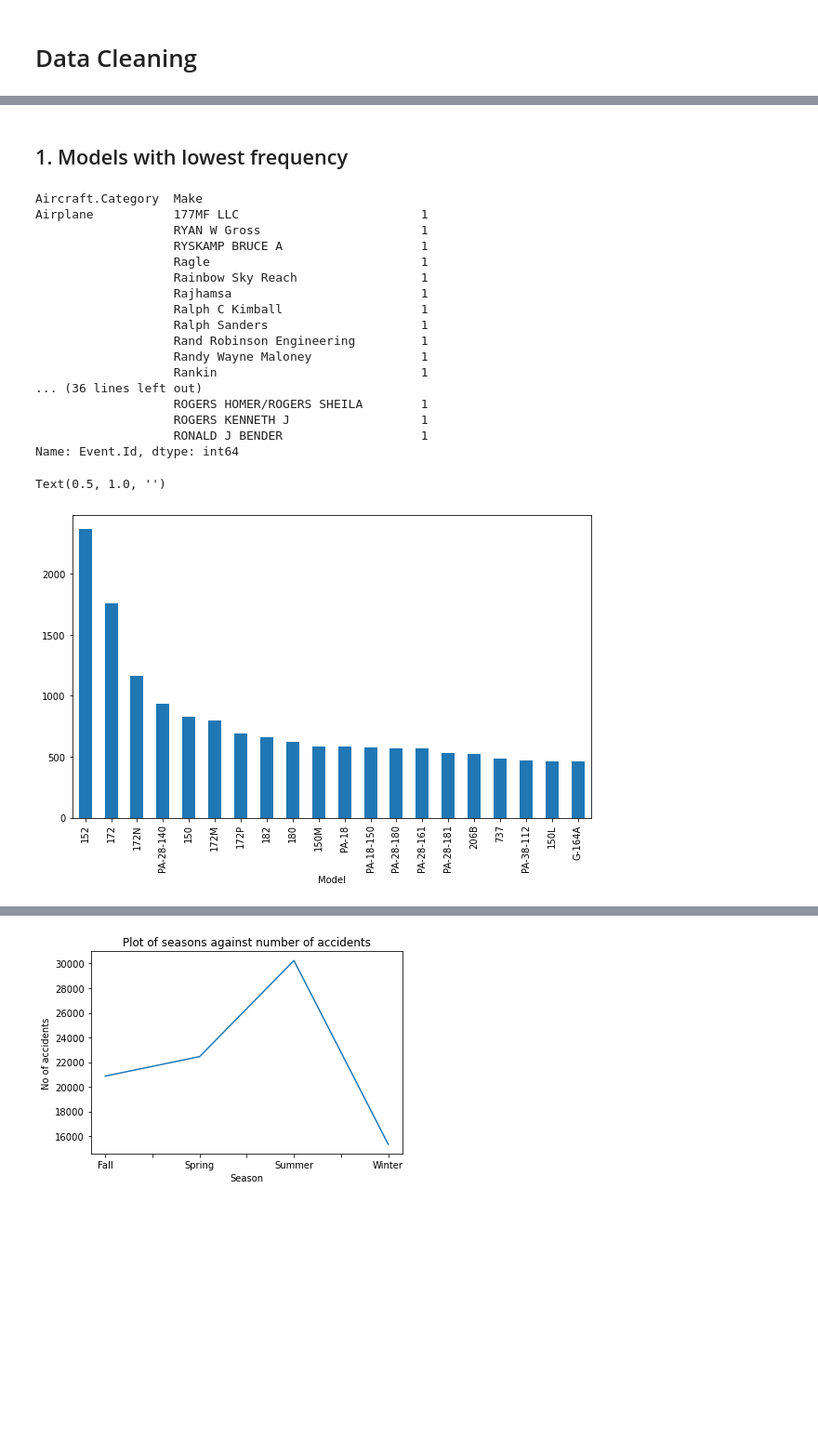
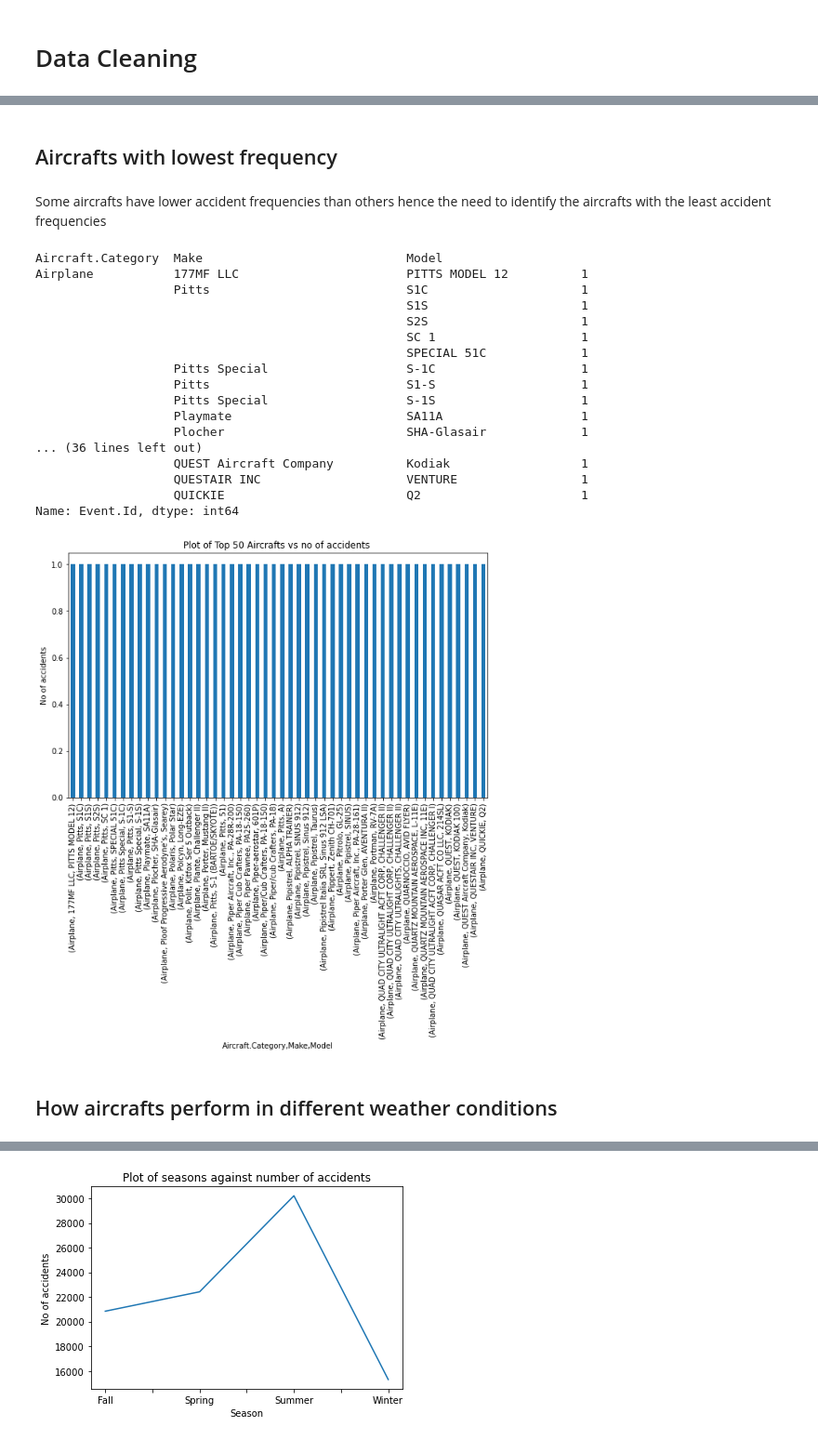
Before and after one commit to Audrey-coder/Phase1-Project, a Jupyter notebook: index.ipynb, the cells around one changed output, grey strips where cells are left out. Shown: that part at 93% size. Drawn from its saved outputs; the diff is of its cells as text; code cells hidden in the pictures; blank space fills up the shorter version.

```diff
--- a/index.ipynb
+++ b/index.ipynb
@@ -18,7 +19,7 @@ import seaborn as sns
 %matplotlib inline
 # %%
 # Loading the data into a dataframe
-df = pd.read_csv('Data/AviationData.csv',encoding='ISO-8859-1',low_memory=False)
+df = pd.read_csv('./Data/AviationData.csv',encoding='ISO-8859-1',low_memory=False)
 df
 # %% [output]
 |  | Event.Id | Investigation.Type | Accident.Number | Event.Date | Location | Country | Latitude | Longitude | ... |
@@ -101,5 +99,5 @@ array(['Stinson', 'Piper', 'Cessna', ..., 'JAMES R DERNOVSEK',
 df.dropna(subset=['Model','Make'],axis=0,inplace=True)
 # %%
 # Dropping unneccessary columns that we will not be using
-columns_to_drop = ['Latitude', 'Longitude', 'Airport.Code', 'Airport.Name', 'FAR.Description', 'Schedule']
+columns_to_drop = ['Latitude', 'Longitude', 'Airport.Code', 'Airport.Name', 'FAR.Description', 'Schedule','Air.carrier']
 df.drop(columns=columns_to_drop,inplace=True)
@@ -178,33 +180,37 @@ df['Weather.Condition'] = df['Weather.Condition'].replace({'Unk':'UNK',})
 # Saving the cleaned dataframe to a csv file
 df.to_csv('./Data/Cleaned_AviationData.csv')
 # %% [markdown]
-## 1. Models with lowest frequency
+## Aircrafts with lowest frequency
+# %% [markdown]
+Some aircrafts have lower accident frequencies than others hence the need to identify the aircrafts with the least accident frequencies
 # %%
 # Grouping by Model to see which models have more accidents
-accidents = df.groupby(['Aircraft.Category','Make'])['Event.Id'].count().sort_values(ascending=True).head(50)
+accidents = df.groupby(['Aircraft.Category','Make','Model'])['Event.Id'].count().sort_values(ascending=True).head(50)
 accidents
 # %% [output]
-Aircraft.Category  Make
-Airplane           177MF LLC                         1
-                   RYAN W Gross                      1
-                   RYSKAMP BRUCE A                   1
-                   Ragle                             1
-                   Rainbow Sky Reach                 1
-                   Rajhamsa                          1
-                   Ralph C Kimball                   1
-                   Ralph Sanders                     1
-                   Rand Robinson Engineering         1
-                   Randy Wayne Maloney               1
-                   Rankin                            1
+Aircraft.Category  Make                            Model
+Airplane           177MF LLC                       PITTS MODEL 12          1
+                   Pitts                           S1C                     1
+                                                   S1S                     1
+                                                   S2S                     1
+                                                   SC 1                    1
+                                                   SPECIAL 51C             1
+                   Pitts Special                   S-1C                    1
+                   Pitts                           S1-S                    1
+                   Pitts Special                   S-1S                    1
+                   Playmate                        SA11A                   1
+                   Plocher                         SHA-Glasair             1
 ... (36 lines left out)
-                   ROGERS HOMER/ROGERS SHEILA        1
-                   ROGERS KENNETH J                  1
-                   RONALD J BENDER                   1
+                   QUEST Aircraft Company          Kodiak                  1
+                   QUESTAIR INC                    VENTURE                 1
+                   QUICKIE                         Q2                      1
 Name: Event.Id, dtype: int64
 # %%
-# Plotting the data to see which have higher accidents
+# Plotting the bar chart to visualize the data
 ax = accidents.plot(kind='bar', figsize=(10, 6))
-ax.title
+ax.set_title('Plot of Top 50 Aircrafts vs no of accidents ')
+ax.set_ylabel('No of accidents');
 # %% [output]
-Text(0.5, 1.0, '')
-[figure, old version]
+[figure, new version]
+# %% [markdown]
+## How aircrafts perform in different weather conditions
```
Also changed, not shown: parts of 38 cells of this notebook, 1 other file.
